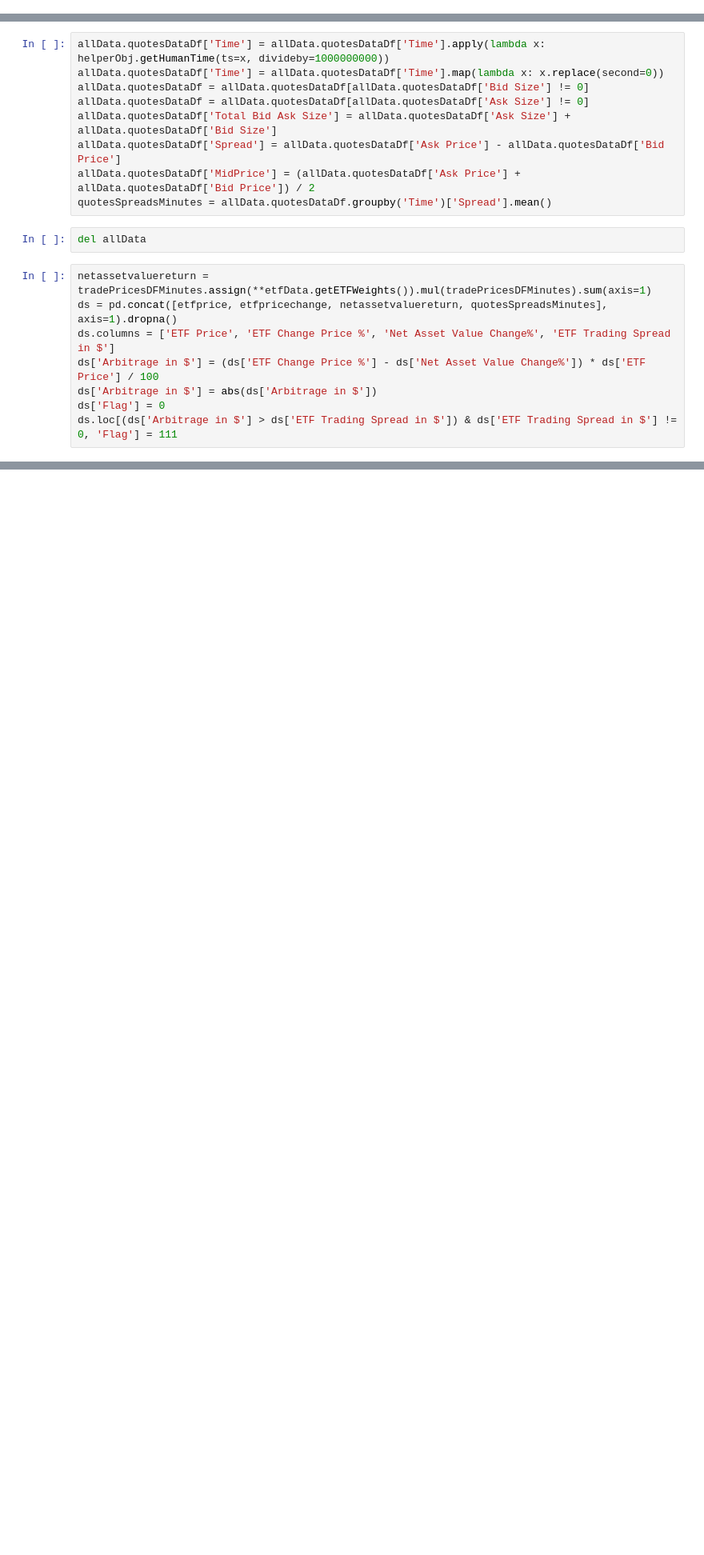
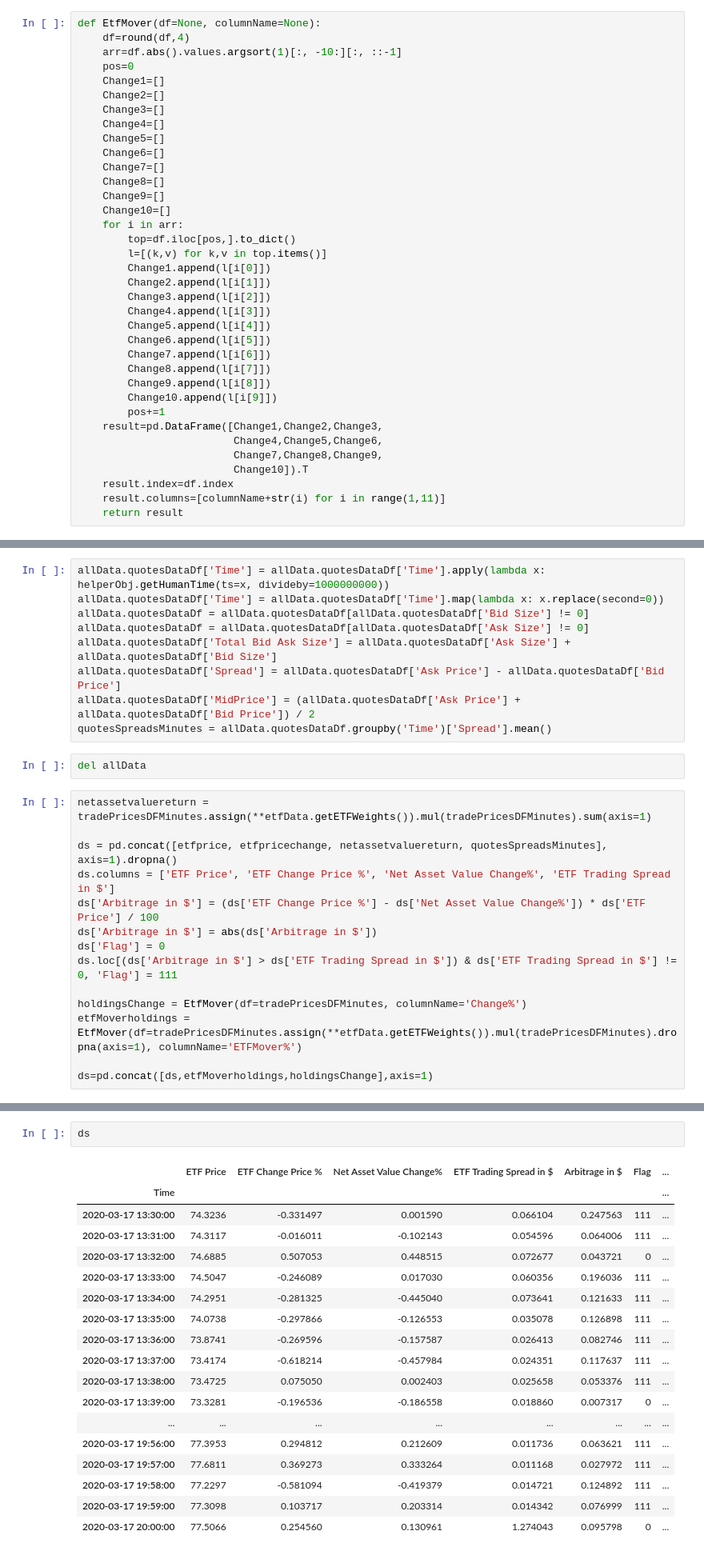
Before and after one commit to sarthak0906/ETF, a Jupyter notebook: CalculateETFArbitrage/Arbitrage Calculations.ipynb, the cells around one changed output, grey strips where cells are left out. Shown at 80% size. Cells and saved outputs as stored; diff of their text form; blank space fills up the shorter version.

Commit message:
ETF Mover Addition

```diff
--- a/CalculateETFArbitrage/Arbitrage Calculations.ipynb
+++ b/CalculateETFArbitrage/Arbitrage Calculations.ipynb
@@ -13,6 +13,42 @@ import numpy as np
 pd.set_option('display.max_columns', None)  # or 1000
 pd.set_option('display.max_rows', None)  # or 1000
 pd.set_option('display.max_colwidth', -1)  # or 199
+# %%
+def EtfMover(df=None, columnName=None):
+    df=round(df,4)
+    arr=df.abs().values.argsort(1)[:, -10:][:, ::-1]
+    pos=0
+    Change1=[]
+    Change2=[]
+    Change3=[]
+    Change4=[]
+    Change5=[]
+    Change6=[]
+    Change7=[]
+    Change8=[]
+    Change9=[]
+    Change10=[]
+    for i in arr:
+        top=df.iloc[pos,].to_dict()
+        l=[(k,v) for k,v in top.items()]
+        Change1.append(l[i[0]])
+        Change2.append(l[i[1]])
+        Change3.append(l[i[2]])
+        Change4.append(l[i[3]])
+        Change5.append(l[i[4]])
+        Change6.append(l[i[5]])
+        Change7.append(l[i[6]])
+        Change8.append(l[i[7]])
+        Change9.append(l[i[8]])
+        Change10.append(l[i[9]])
+        pos+=1
+    result=pd.DataFrame([Change1,Change2,Change3,
+                         Change4,Change5,Change6,
+                         Change7,Change8,Change9,
+                         Change10]).T
+    result.index=df.index
+    result.columns=[columnName+str(i) for i in range(1,11)]
+    return result
 # %%
 etfname = 'XLK'
 date = '2020-03-17'
@@ -120,9 +96,15 @@ quotesSpreadsMinutes = allData.quotesDataDf.groupby('Time')['Spread'].mean()
 del allData
 # %%
 netassetvaluereturn = tradePricesDFMinutes.assign(**etfData.getETFWeights()).mul(tradePricesDFMinutes).sum(axis=1)
+
 ds = pd.concat([etfprice, etfpricechange, netassetvaluereturn, quotesSpreadsMinutes], axis=1).dropna()
 ds.columns = ['ETF Price', 'ETF Change Price %', 'Net Asset Value Change%', 'ETF Trading Spread in $']
 ds['Arbitrage in $'] = (ds['ETF Change Price %'] - ds['Net Asset Value Change%']) * ds['ETF Price'] / 100
 ds['Arbitrage in $'] = abs(ds['Arbitrage in $'])
 ds['Flag'] = 0
 ds.loc[(ds['Arbitrage in $'] > ds['ETF Trading Spread in $']) & ds['ETF Trading Spread in $'] != 0, 'Flag'] = 111
+
+holdingsChange = EtfMover(df=tradePricesDFMinutes, columnName='Change%')
+etfMoverholdings = EtfMover(df=tradePricesDFMinutes.assign(**etfData.getETFWeights()).mul(tradePricesDFMinutes).dropna(axis=1), columnName='ETFMover%')
+
+ds=pd.concat([ds,etfMoverholdings,holdingsChange],axis=1)
@@ -174,0 +111,21 @@ dtype: float64
+# %%
+ds
+# %% [output]
+|  | ETF Price | ETF Change Price % | Net Asset Value Change% | ETF Trading Spread in $ | Arbitrage in $ | Flag | ... |
+| Time |  |  |  |  |  |  | ... |
+| 2020-03-17 13:30:00 | 74.3236 | -0.331497 | 0.001590 | 0.066104 | 0.247563 | 111 | ... |
+| 2020-03-17 13:31:00 | 74.3117 | -0.016011 | -0.102143 | 0.054596 | 0.064006 | 111 | ... |
+| 2020-03-17 13:32:00 | 74.6885 | 0.507053 | 0.448515 | 0.072677 | 0.043721 | 0 | ... |
+| 2020-03-17 13:33:00 | 74.5047 | -0.246089 | 0.017030 | 0.060356 | 0.196036 | 111 | ... |
+| 2020-03-17 13:34:00 | 74.2951 | -0.281325 | -0.445040 | 0.073641 | 0.121633 | 111 | ... |
+| 2020-03-17 13:35:00 | 74.0738 | -0.297866 | -0.126553 | 0.035078 | 0.126898 | 111 | ... |
+| 2020-03-17 13:36:00 | 73.8741 | -0.269596 | -0.157587 | 0.026413 | 0.082746 | 111 | ... |
+| 2020-03-17 13:37:00 | 73.4174 | -0.618214 | -0.457984 | 0.024351 | 0.117637 | 111 | ... |
+| 2020-03-17 13:38:00 | 73.4725 | 0.075050 | 0.002403 | 0.025658 | 0.053376 | 111 | ... |
+| 2020-03-17 13:39:00 | 73.3281 | -0.196536 | -0.186558 | 0.018860 | 0.007317 | 0 | ... |
+| ... | ... | ... | ... | ... | ... | ... | ... |
+| 2020-03-17 19:56:00 | 77.3953 | 0.294812 | 0.212609 | 0.011736 | 0.063621 | 111 | ... |
+| 2020-03-17 19:57:00 | 77.6811 | 0.369273 | 0.333264 | 0.011168 | 0.027972 | 111 | ... |
+| 2020-03-17 19:58:00 | 77.2297 | -0.581094 | -0.419379 | 0.014721 | 0.124892 | 111 | ... |
+| 2020-03-17 19:59:00 | 77.3098 | 0.103717 | 0.203314 | 0.014342 | 0.076999 | 111 | ... |
+| 2020-03-17 20:00:00 | 77.5066 | 0.254560 | 0.130961 | 1.274043 | 0.095798 | 0 | ... |
```
Also changed, not shown: parts of 6 cells of this notebook, 4 other files.
